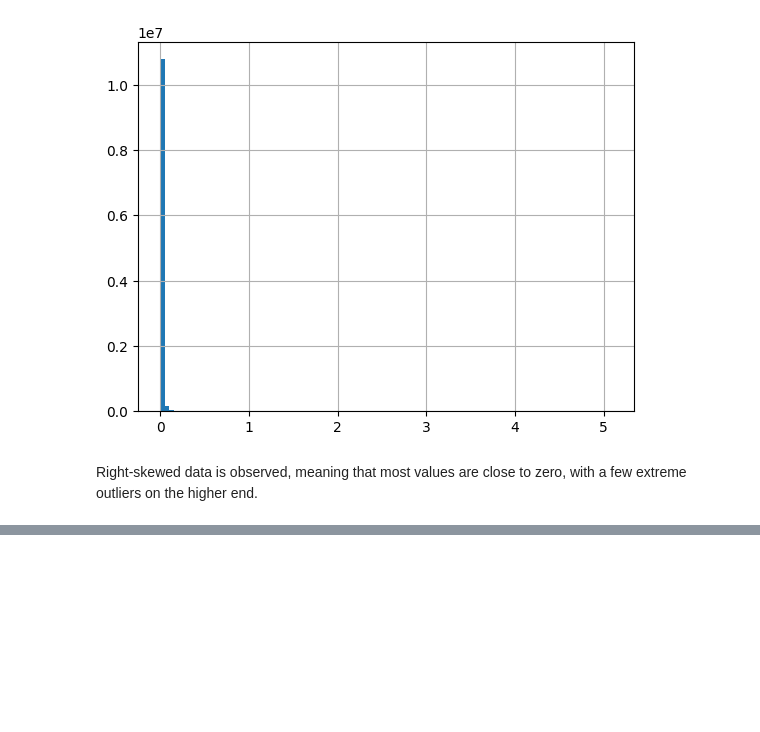
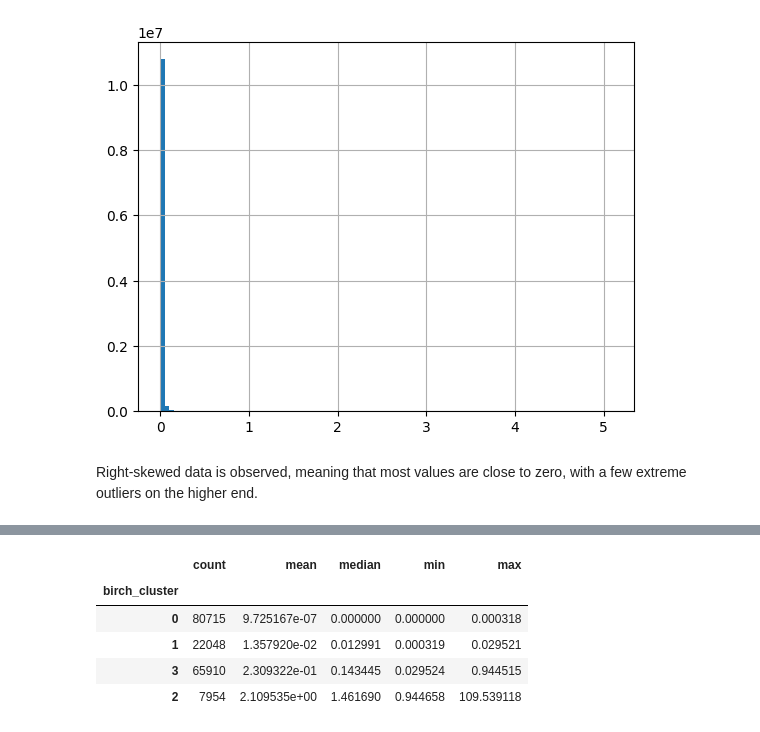
Before and after one commit to ecesuolgunkesici/player-revenue-prediction, a Jupyter notebook: player_revenue_prediction.ipynb, the cells around one changed output, grey strips where cells are left out. Drawn from its saved outputs; the diff is of its cells as text; code cells hidden in the pictures; blank space fills up the shorter version.

```diff
--- a/player_revenue_prediction.ipynb
+++ b/player_revenue_prediction.ipynb
@@ -296,0 +345,9 @@ Right-skewed data is observed, meaning that most values are close to zero, with
+# %%
+user_revenue.groupby('birch_cluster')['rev_d7'].agg(['count', 'mean', 'median', 'min', 'max']).sort_values('min')
+# %% [output]
+|  | count | mean | median | min | max |
+| birch_cluster |  |  |  |  |  |
+| 0 | 80715 | 9.725167e-07 | 0.000000 | 0.000000 | 0.000318 |
+| 1 | 22048 | 1.357920e-02 | 0.012991 | 0.000319 | 0.029521 |
+| 3 | 65910 | 2.309322e-01 | 0.143445 | 0.029524 | 0.944515 |
+| 2 | 7954 | 2.109535e+00 | 1.461690 | 0.944658 | 109.539118 |
```
Also changed, not shown: parts of 13 cells of this notebook, 2 other files.
